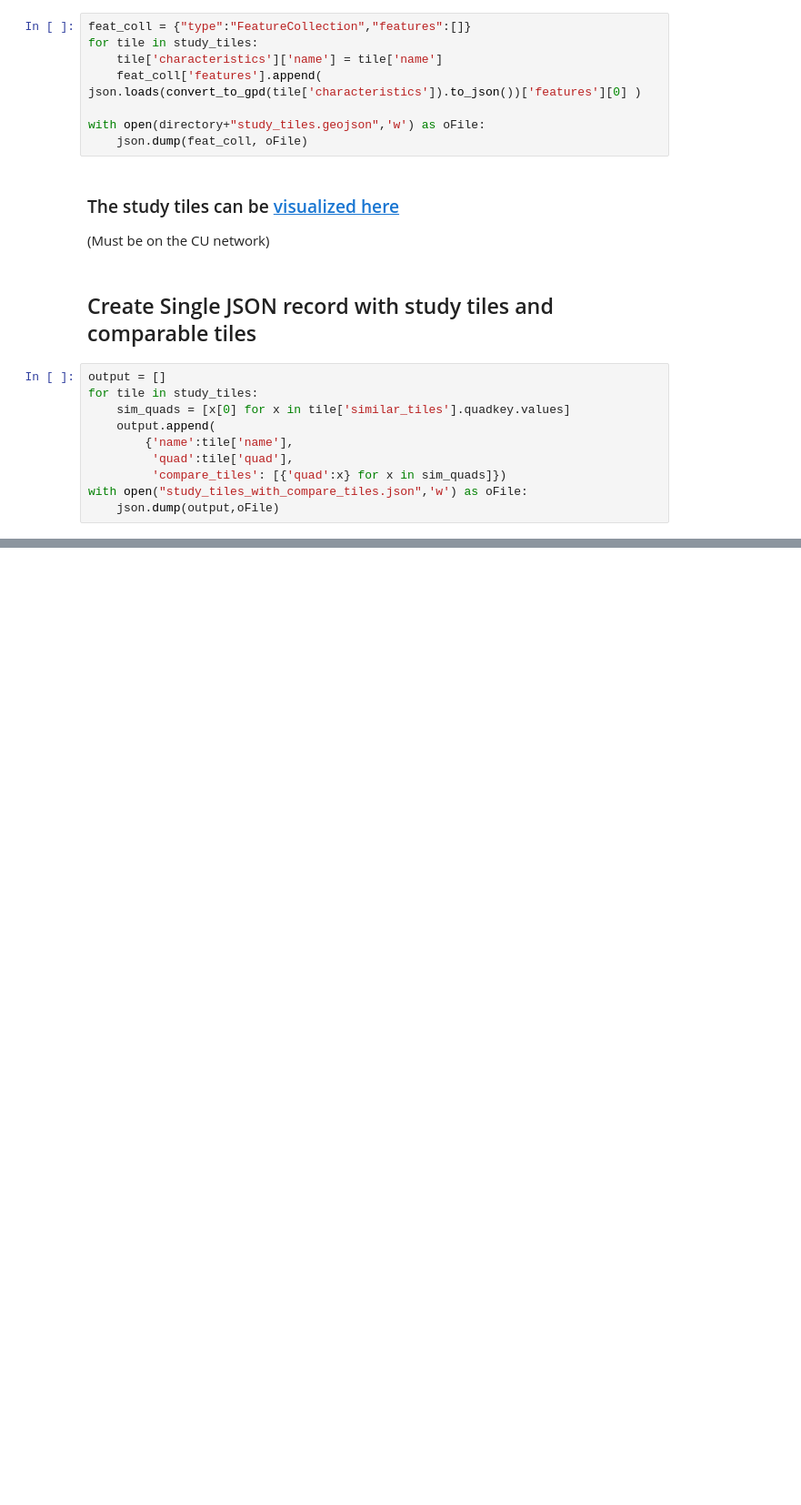
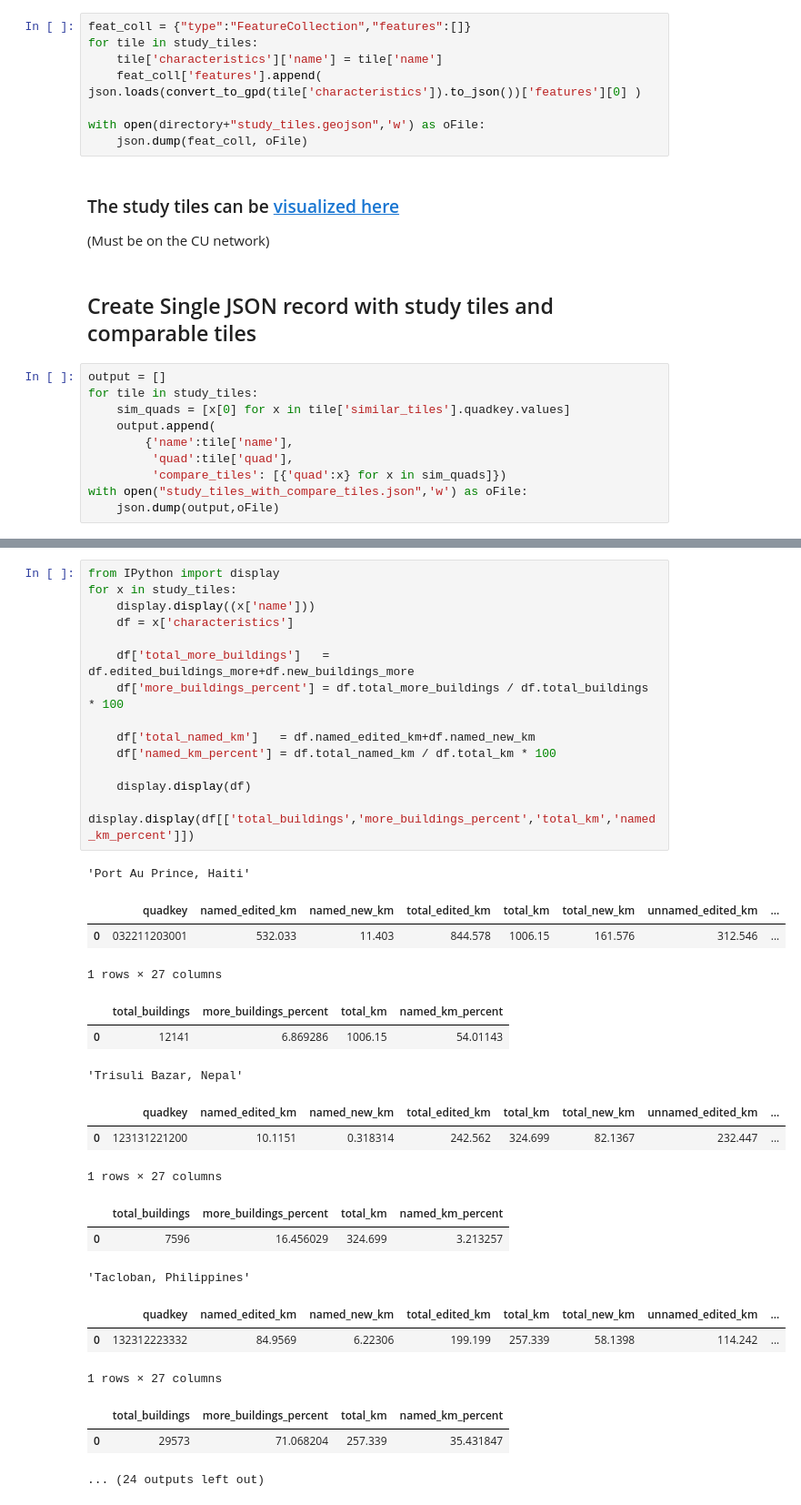
Before and after one commit to jenningsanderson/contributor-centric-qa, a Jupyter notebook: Step 0 - Current Tile Statistics.ipynb, the cells around one changed output, grey strips where cells are left out. Shown at 91% size. Drawn from its saved outputs; the diff is of its cells as text; blank space fills up the shorter version.

```diff
--- a/Step 0 - Current Tile Statistics.ipynb
+++ b/Step 0 - Current Tile Statistics.ipynb
@@ -172 +177,35 @@ Monrovia, Liberia
 1 rows × 23 columns
+# %%
+from IPython import display
+for x in study_tiles:
+    display.display((x['name']))
+    df = x['characteristics']
+
+    df['total_more_buildings']   = df.edited_buildings_more+df.new_buildings_more
+    df['more_buildings_percent'] = df.total_more_buildings / df.total_buildings * 100
+
+    df['total_named_km']   = df.named_edited_km+df.named_new_km
+    df['named_km_percent'] = df.total_named_km / df.total_km * 100
+
+    display.display(df)
+    display.display(df[['total_buildings','more_buildings_percent','total_km','named_km_percent']])
+# %% [output]
+'Port Au Prince, Haiti'
+|  | quadkey | named_edited_km | named_new_km | total_edited_km | total_km | total_new_km | unnamed_edited_km | ... |
+| 0 | 032211203001 | 532.033 | 11.403 | 844.578 | 1006.15 | 161.576 | 312.546 | ... |
+1 rows × 27 columns
+|  | total_buildings | more_buildings_percent | total_km | named_km_percent |
+| 0 | 12141 | 6.869286 | 1006.15 | 54.01143 |
+'Trisuli Bazar, Nepal'
+|  | quadkey | named_edited_km | named_new_km | total_edited_km | total_km | total_new_km | unnamed_edited_km | ... |
+| 0 | 123131221200 | 10.1151 | 0.318314 | 242.562 | 324.699 | 82.1367 | 232.447 | ... |
+1 rows × 27 columns
+|  | total_buildings | more_buildings_percent | total_km | named_km_percent |
+| 0 | 7596 | 16.456029 | 324.699 | 3.213257 |
+'Tacloban, Philippines'
+|  | quadkey | named_edited_km | named_new_km | total_edited_km | total_km | total_new_km | unnamed_edited_km | ... |
+| 0 | 132312223332 | 84.9569 | 6.22306 | 199.199 | 257.339 | 58.1398 | 114.242 | ... |
+1 rows × 27 columns
+|  | total_buildings | more_buildings_percent | total_km | named_km_percent |
+| 0 | 29573 | 71.068204 | 257.339 | 35.431847 |
+... (24 outputs left out)
```
Also changed, not shown: parts of 5 cells of this notebook, 3 other files.
